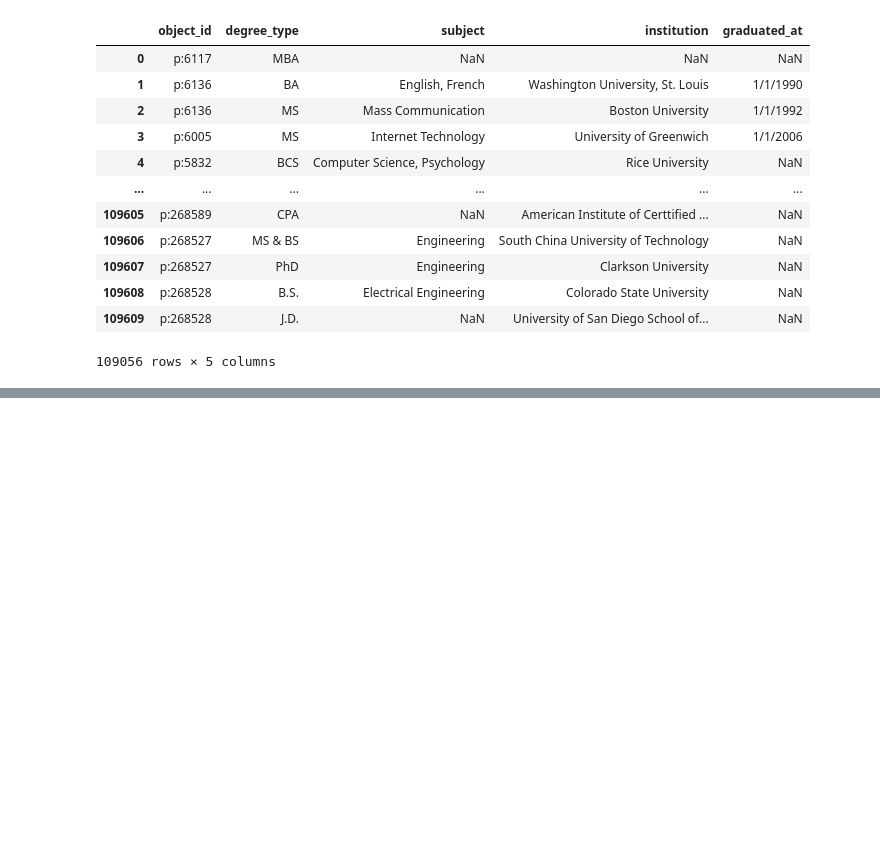
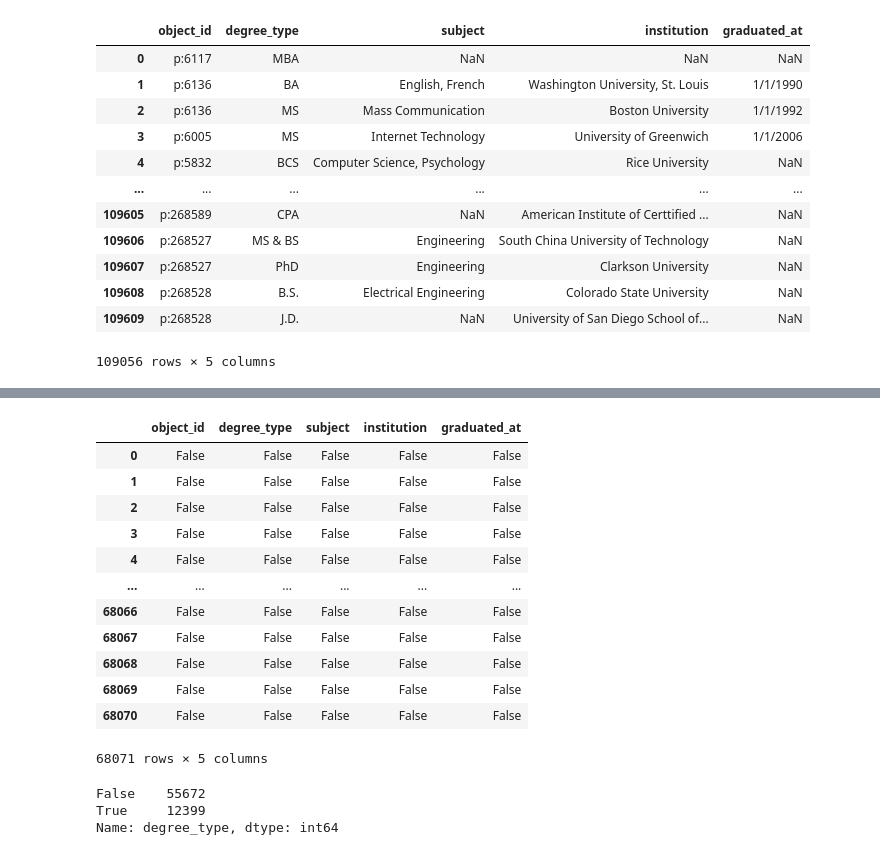
Before and after one commit to PaulIsenberg/FWIP_Venture, a Jupyter notebook: CompPplDegree.ipynb, the cells around one changed output, grey strips where cells are left out. Saved outputs shown, nothing was run; the diff lists cells and outputs as text; code cells hidden in the pictures; blank space fills up the shorter version.

```diff
--- a/CompPplDegree.ipynb
+++ b/CompPplDegree.ipynb
@@ -168,0 +236,22 @@ deg
+# %%
+deg_test=='NaN'
+# %% [output]
+|  | object_id | degree_type | subject | institution | graduated_at |
+| 0 | False | False | False | False | False |
+| 1 | False | False | False | False | False |
+| 2 | False | False | False | False | False |
+| 3 | False | False | False | False | False |
+| 4 | False | False | False | False | False |
+| ... | ... | ... | ... | ... | ... |
+| 68066 | False | False | False | False | False |
+| 68067 | False | False | False | False | False |
+| 68068 | False | False | False | False | False |
+| 68069 | False | False | False | False | False |
+| 68070 | False | False | False | False | False |
+68071 rows × 5 columns
+# %%
+deg_test.degree_type.isnull().value_counts()
+# %% [output]
+False    55672
+True     12399
+Name: degree_type, dtype: int64
```
Also changed, not shown: parts of 5 cells of this notebook, 1 other file.
